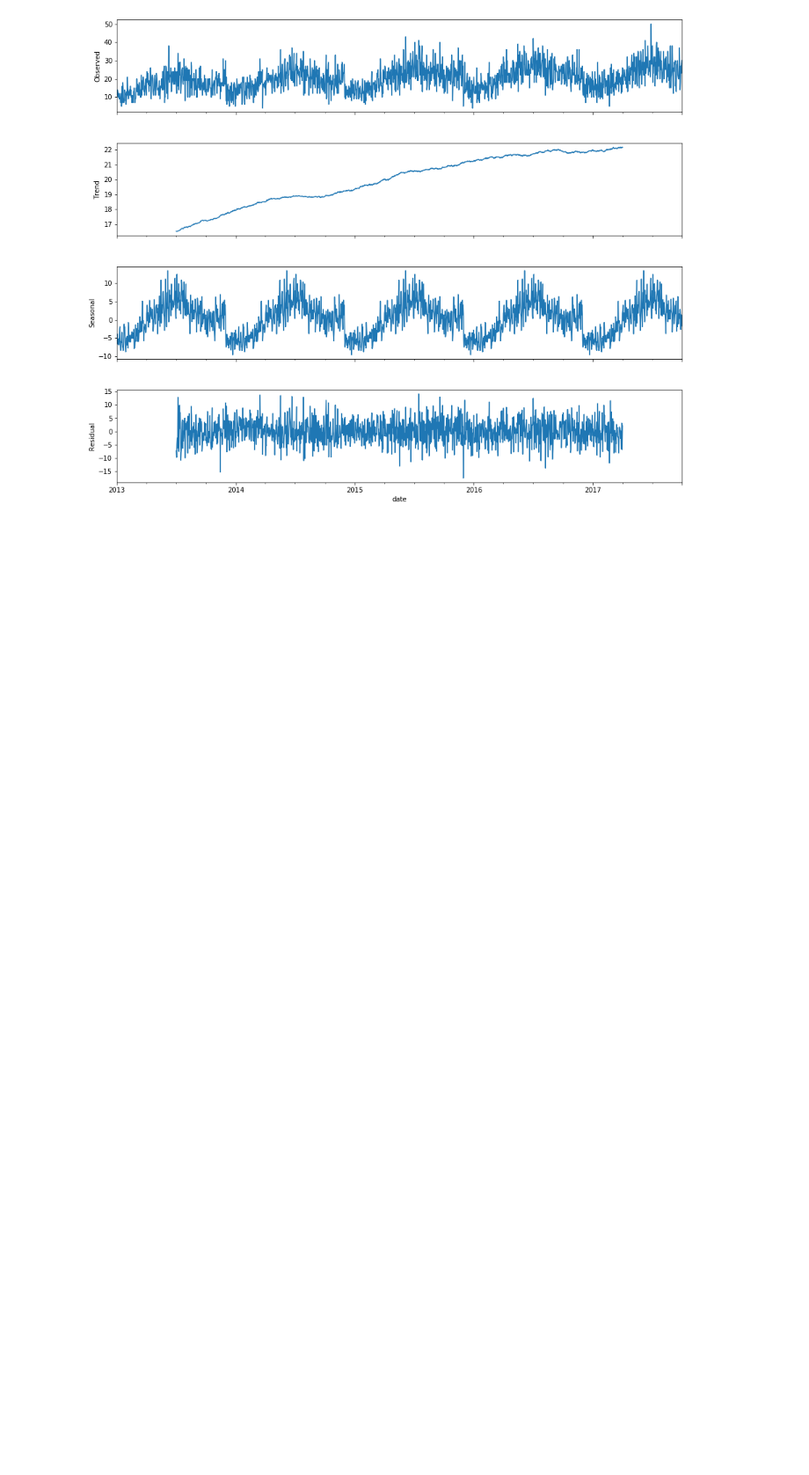
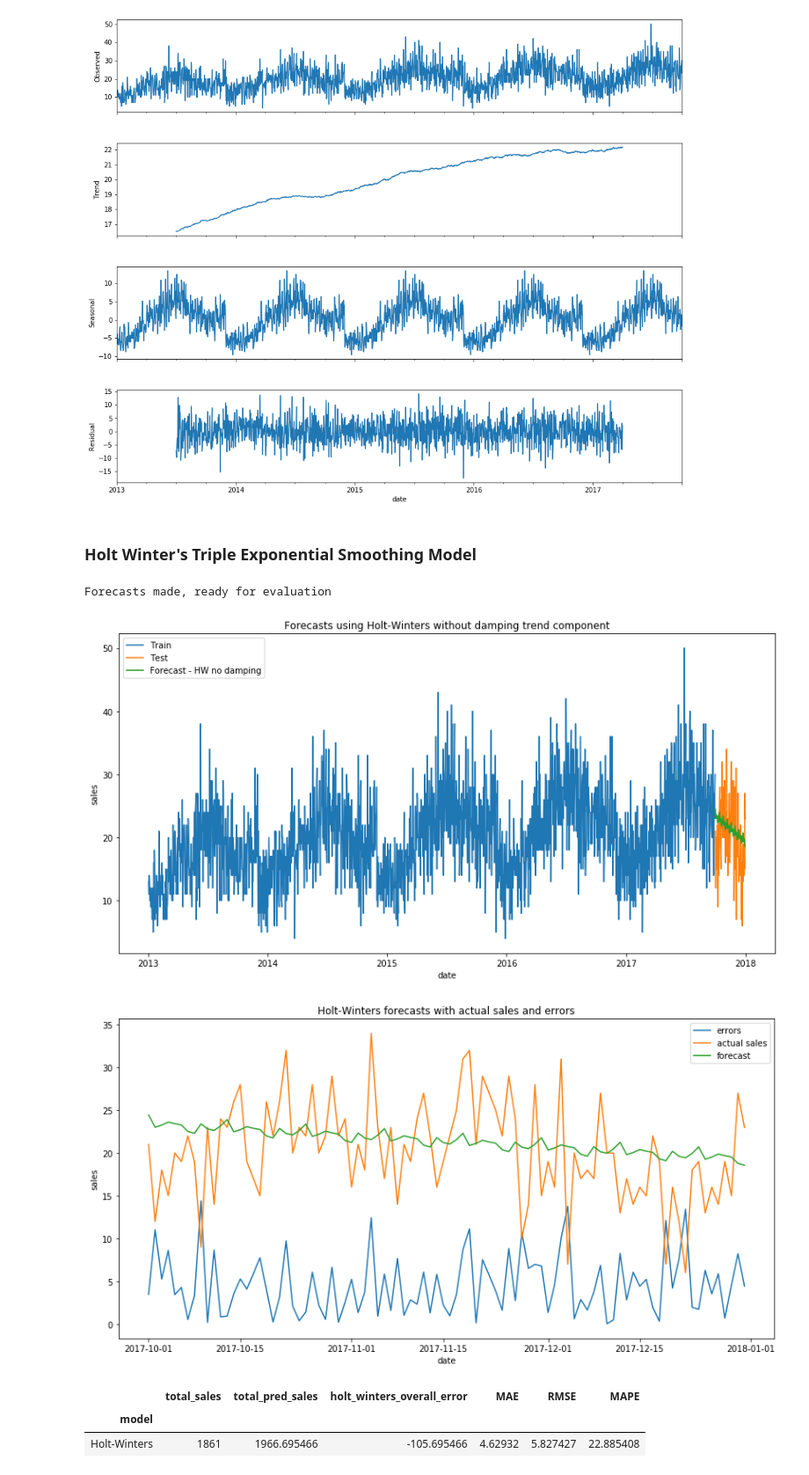
Before and after one commit to akshitvjain/product-sales-forecasting, a Jupyter notebook: notebook-sales-demand-forecasting.ipynb, the cells around one changed output. Shown: that part at 88% size. Drawn from its saved outputs; the diff is of its cells as text; code cells hidden in the pictures; blank space fills up the shorter version.

Commit message:
added holt-winters method for forecasting

```diff
--- a/notebook-sales-demand-forecasting.ipynb
+++ b/notebook-sales-demand-forecasting.ipynb
@@ -214,3 +217,66 @@ fig.set_size_inches(14, 12)
 # %% [output]
 <Figure size 432x288 with 0 Axes>
 [figure]
+# %% [markdown]
+### Holt Winter's Triple Exponential Smoothing Model
+# %%
+hw_train_df = train_df[['date', 'sales']].set_index('date')
+hw_test_df = test_df[['date', 'sales']].set_index('date')
+
+# Apply Triple Exponential Smoothing
+
+hw_model_1 = ExponentialSmoothing(hw_train_df, trend='add', seasonal='add', seasonal_periods=12)
+hw_fit_1 = hw_model_1.fit(use_boxcox=False, remove_bias=False)
+pred_fit_1 = pd.Series(hw_fit_1.predict(start=hw_test_df.index[0], end=hw_test_df.index[-1]),
+                       name='pred_sales').reset_index()
+
+hw_model_2 = ExponentialSmoothing(hw_train_df, trend='add', seasonal='add', seasonal_periods=12, damped=True)
+hw_fit_2 = hw_model_2.fit(use_boxcox=False, remove_bias=False)
+pred_fit_2 = pd.Series(hw_fit_2.predict(start=hw_test_df.index[0], end=hw_test_df.index[-1]),
+                       name='pred_sales').reset_index()
+print('Forecasts made, ready for evaluation')
+# %% [output]
+Forecasts made, ready for evaluation
+# %%
+# Merge predictions and actual sales into one df
+errors_df_hw = pd.merge(test_df, pred_fit_1, left_on='date', right_on='index')
+errors_df_hw = errors_df_hw[['date', 'sales', 'pred_sales']]
+errors_df_hw['errors'] = errors_df_hw.sales - errors_df_hw.pred_sales
+errors_df_hw.insert(0, 'model', 'Holt-Winters')
+
+
+# Evaluate the predictions for Holt-Winters without damping trend component
+plt.figure(figsize=(14,7))
+plt.plot(train_df['date'], train_df['sales'], label='Train')
+plt.plot(test_df['date'], test_df['sales'], label='Test')
+plt.plot(errors_df_hw['date'], errors_df_hw['pred_sales'], label='Forecast - HW no damping')
+plt.legend(loc='best')
+plt.xlabel('date')
+plt.ylabel('sales')
+plt.title('Forecasts using Holt-Winters without damping trend component')
+plt.show()
+
+
+plt.figure(figsize=(14,7))
+plt.plot(errors_df_hw['date'], np.abs(errors_df_hw['errors']), label='errors')
+plt.plot(errors_df_hw['date'], errors_df_hw['sales'], label='actual sales')
+plt.plot(errors_df_hw['date'], errors_df_hw['pred_sales'], label='forecast')
+plt.legend(loc='best')
+plt.xlabel('date')
+plt.ylabel('sales')
+plt.title('Holt-Winters forecasts with actual sales and errors')
+plt.show()
+
+result_df_hw = errors_df_hw.groupby('model').agg(total_sales=('sales', 'sum'),
+                                          total_pred_sales=('pred_sales', 'sum'),
+                                          holt_winters_overall_error=('errors', 'sum'),
+                                          MAE=('errors', mae),
+                                          RMSE=('errors', rmse),
+                                          MAPE=('errors', mape))
+result_df_hw
+# %% [output]
+[figure, added]
+[figure, added]
+|  | total_sales | total_pred_sales | holt_winters_overall_error | MAE | RMSE | MAPE |
+| model |  |  |  |  |  |  |
+| Holt-Winters | 1861 | 1966.695466 | -105.695466 | 4.62932 | 5.827427 | 22.885408 |
```
Also changed, not shown: parts of 4 cells of this notebook.
